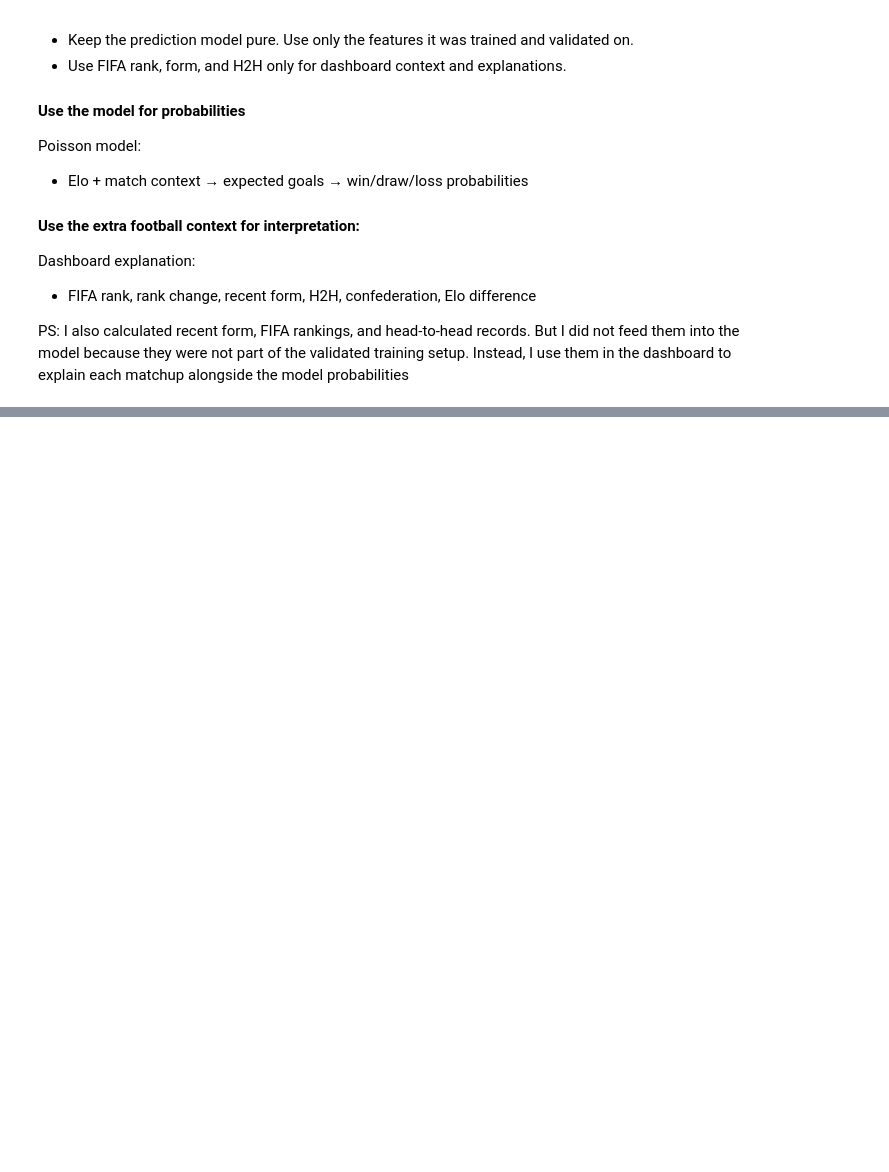
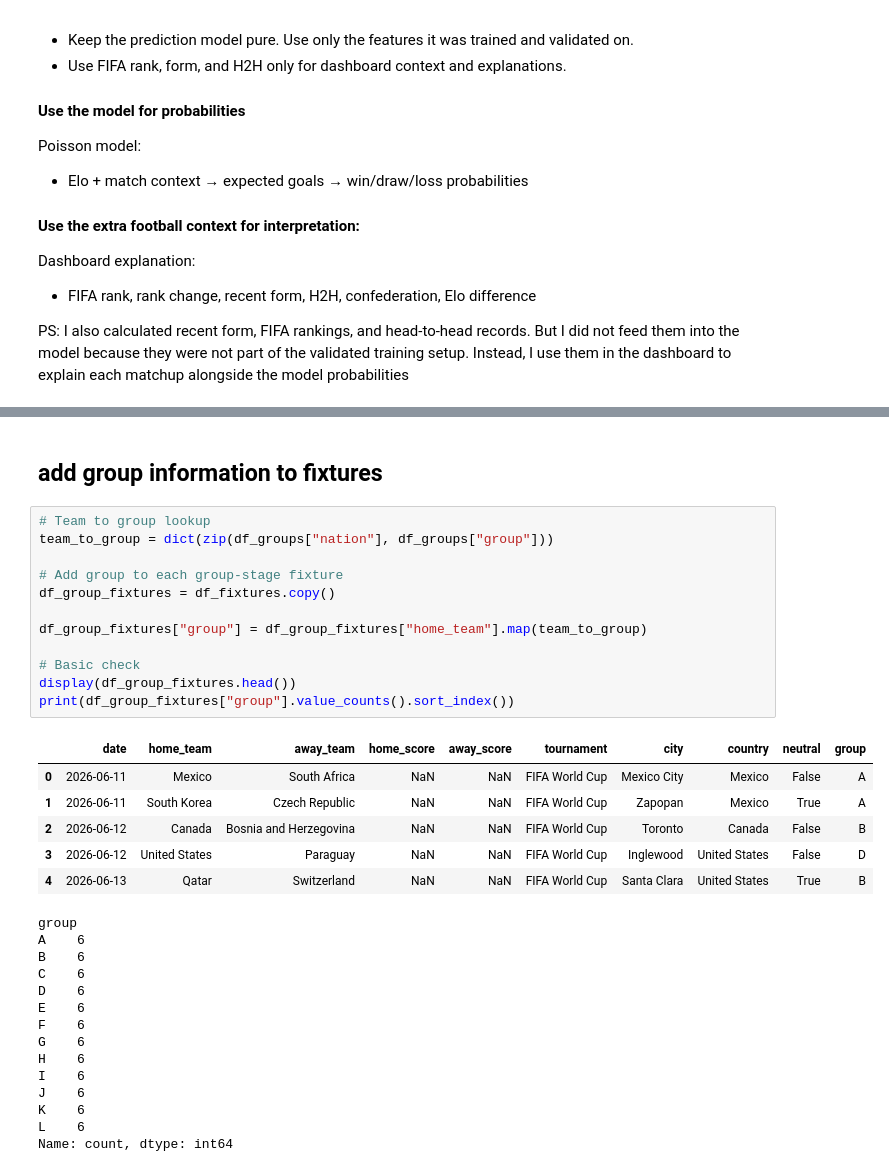
Before and after one commit to anesriad/football_WorldCup_2026_predictions, a Jupyter notebook: notebooks/5-tournament_simulation.ipynb, the cells around one changed output, grey strips where cells are left out. Saved outputs shown, nothing was run; the diff lists cells and outputs as text; blank space fills up the shorter version.

Commit message:
Tournament simulation group stages in progress

```diff
--- a/notebooks/5-tournament_simulation.ipynb
+++ b/notebooks/5-tournament_simulation.ipynb
@@ -405,0 +865,35 @@ PS: I also calculated recent form, FIFA rankings, and head-to-head records. But
+# %% [markdown]
+## add group information to fixtures
+# %%
+# Team to group lookup
+team_to_group = dict(zip(df_groups["nation"], df_groups["group"]))
+
+# Add group to each group-stage fixture
+df_group_fixtures = df_fixtures.copy()
+
+df_group_fixtures["group"] = df_group_fixtures["home_team"].map(team_to_group)
+
+# Basic check
+display(df_group_fixtures.head())
+print(df_group_fixtures["group"].value_counts().sort_index())
+# %% [output]
+|  | date | home_team | away_team | home_score | away_score | tournament | city | country | neutral | group |
+| 0 | 2026-06-11 | Mexico | South Africa | NaN | NaN | FIFA World Cup | Mexico City | Mexico | False | A |
+| 1 | 2026-06-11 | South Korea | Czech Republic | NaN | NaN | FIFA World Cup | Zapopan | Mexico | True | A |
+| 2 | 2026-06-12 | Canada | Bosnia and Herzegovina | NaN | NaN | FIFA World Cup | Toronto | Canada | False | B |
+| 3 | 2026-06-12 | United States | Paraguay | NaN | NaN | FIFA World Cup | Inglewood | United States | False | D |
+| 4 | 2026-06-13 | Qatar | Switzerland | NaN | NaN | FIFA World Cup | Santa Clara | United States | True | B |
+group
+A    6
+B    6
+C    6
+D    6
+E    6
+F    6
+G    6
+H    6
+I    6
+J    6
+K    6
+L    6
+Name: count, dtype: int64
```
Also changed, not shown: parts of 55 cells of this notebook, 2 other files.
